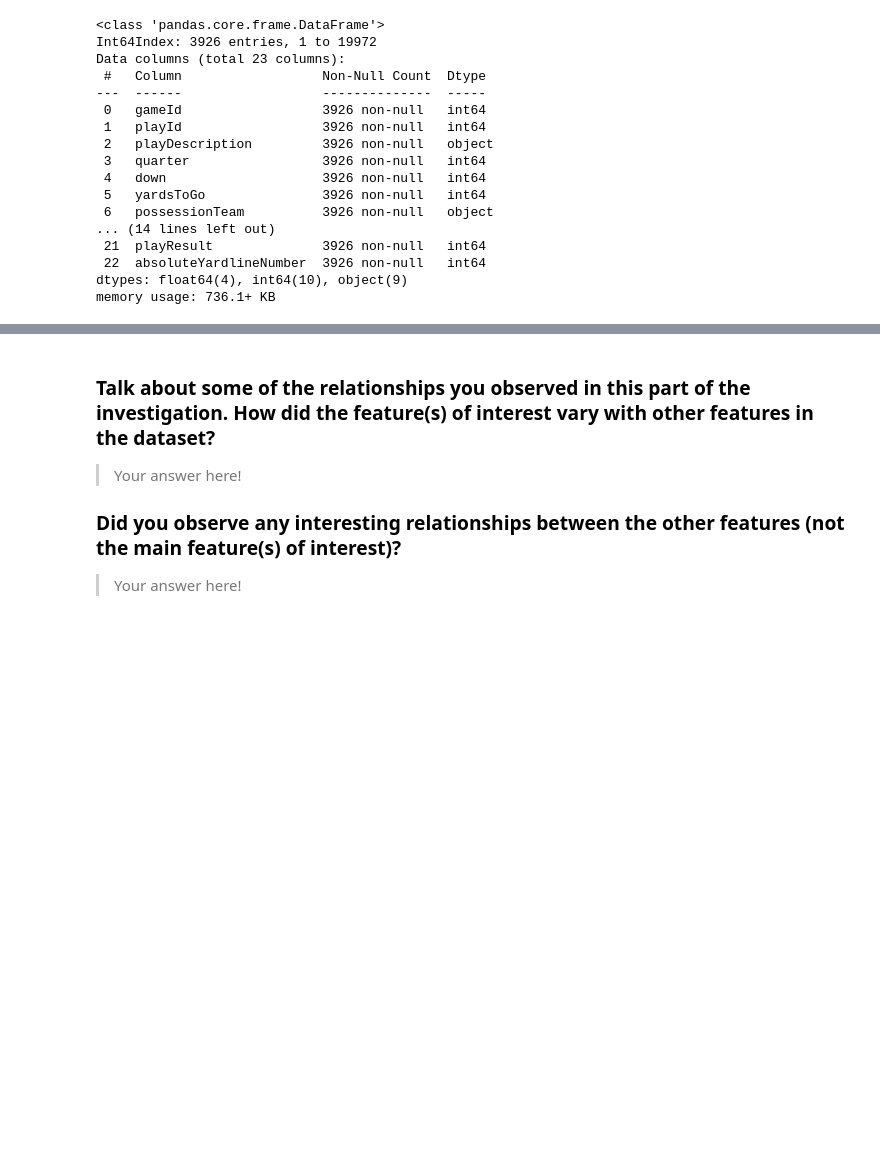
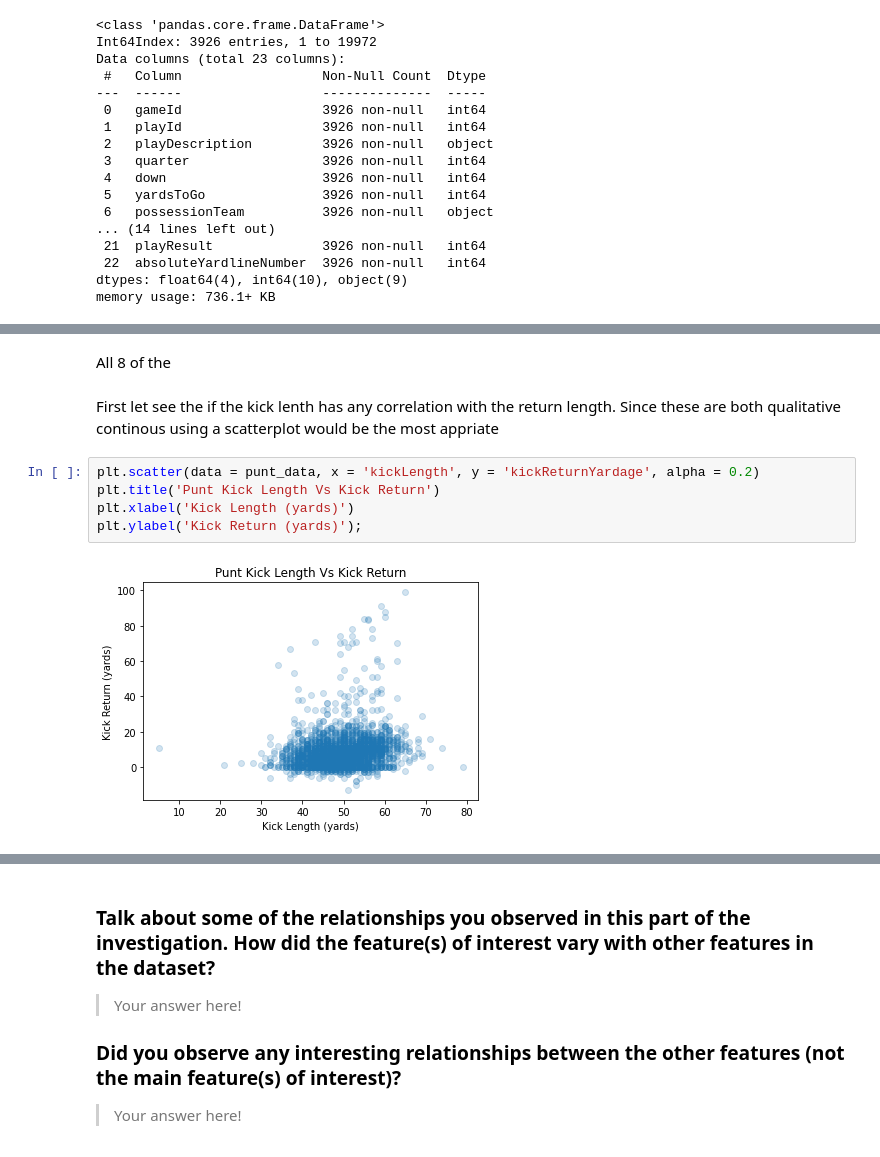
Before and after one commit to dkrejcarek/punt_analysis, a Jupyter notebook: Part_I_exploration_template.ipynb, the cells around one changed output, grey strips where cells are left out. Drawn from its saved outputs; the diff is of its cells as text; blank space fills up the shorter version.

```diff
--- a/Part_I_exploration_template.ipynb
+++ b/Part_I_exploration_template.ipynb
@@ -326,0 +353,13 @@ memory usage: 736.1+ KB
+# %% [markdown]
+All 8 of the
+# %% [markdown]
+
+
+First let see the if the kick lenth has any correlation with the return length.  Since these are both qualitative continous using a scatterplot would be the most appriate
+# %%
+plt.scatter(data = punt_data, x = 'kickLength', y = 'kickReturnYardage', alpha = 0.2)
+plt.title('Punt Kick Length Vs Kick Return')
+plt.xlabel('Kick Length (yards)')
+plt.ylabel('Kick Return (yards)');
+# %% [output]
+[figure, added]
```
Also changed, not shown: parts of 7 cells of this notebook.
